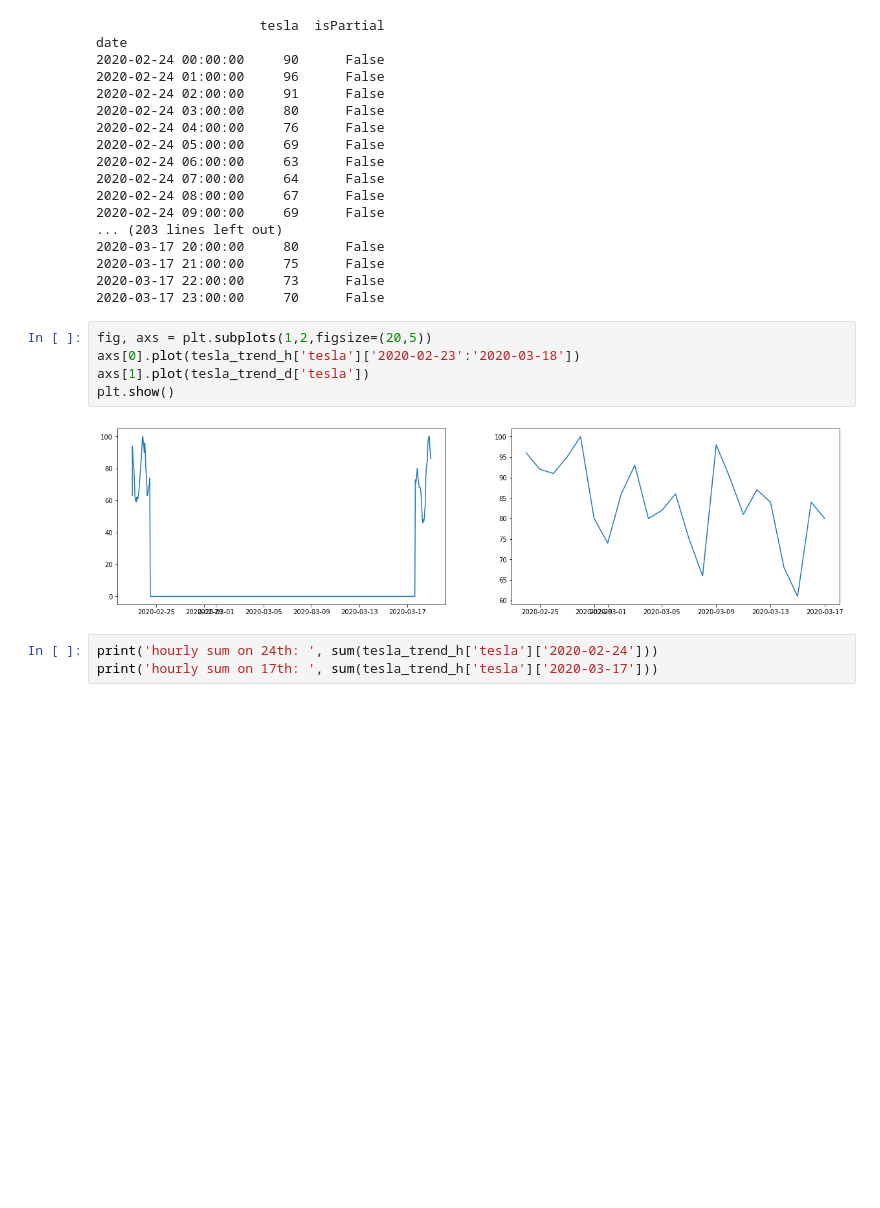
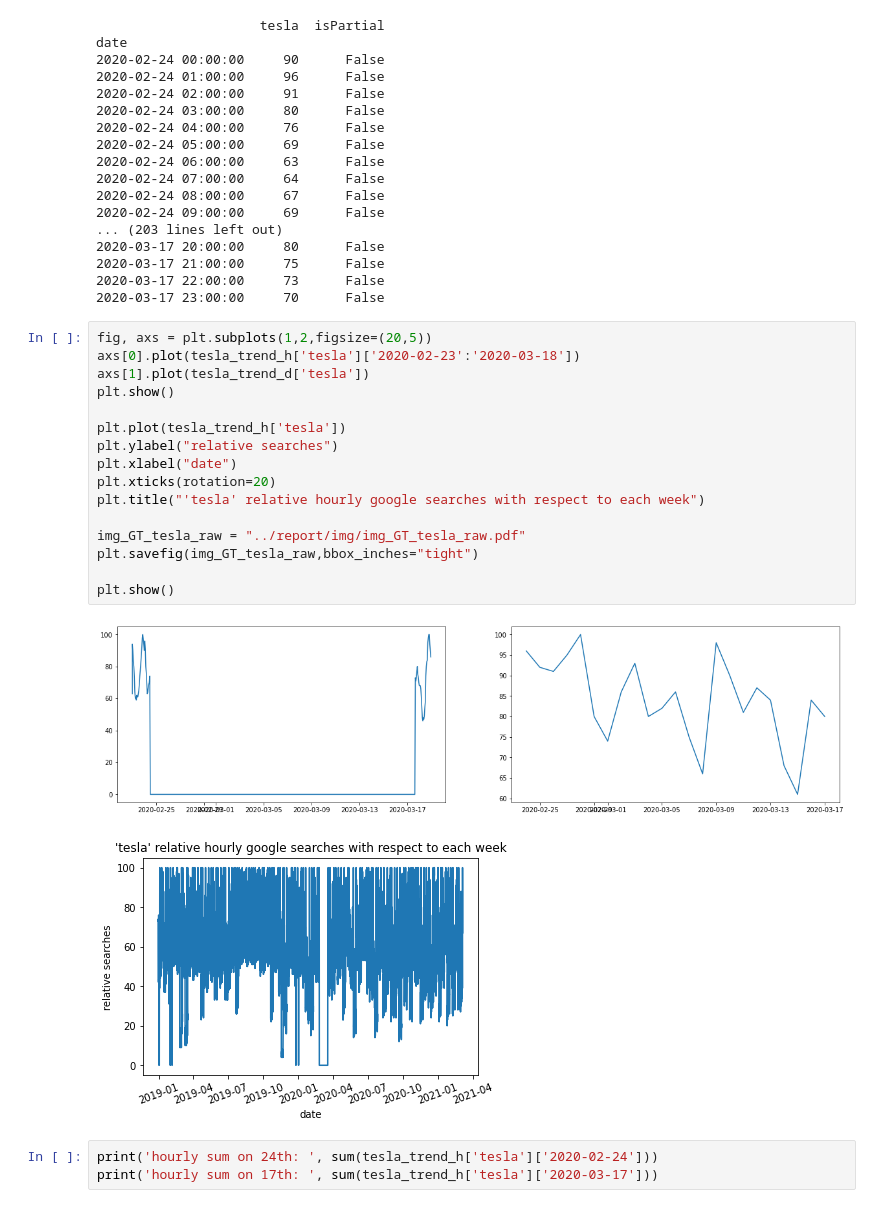
Before and after one commit to Sekarski/MasterThesis, a Jupyter notebook: exploration/preprocessing.ipynb, the cells around one changed output. Saved outputs shown, nothing was run; the diff lists cells and outputs as text; blank space fills up the shorter version.

```diff
--- a/exploration/preprocessing.ipynb
+++ b/exploration/preprocessing.ipynb
@@ -140,10 +140,22 @@ date
 # %%
 fig, axs = plt.subplots(1,2,figsize=(20,5))
 axs[0].plot(tesla_trend_h['tesla']['2020-02-23':'2020-03-18'])
 axs[1].plot(tesla_trend_d['tesla'])
 plt.show()
+
+plt.plot(tesla_trend_h['tesla'])
+plt.ylabel("relative searches")
+plt.xlabel("date")
+plt.xticks(rotation=20)
+plt.title("'tesla' relative hourly google searches with respect to each week")
+
+img_GT_tesla_raw = "../report/img/img_GT_tesla_raw.pdf"
+plt.savefig(img_GT_tesla_raw,bbox_inches="tight")
+
+plt.show()
 # %% [output]
 [figure]
+[figure, added]
 # %%
 print('hourly sum on 24th: ', sum(tesla_trend_h['tesla']['2020-02-24']))
 print('hourly sum on 17th: ', sum(tesla_trend_h['tesla']['2020-03-17']))
```
Also changed, not shown: parts of 4 cells of this notebook, 9 other files.
